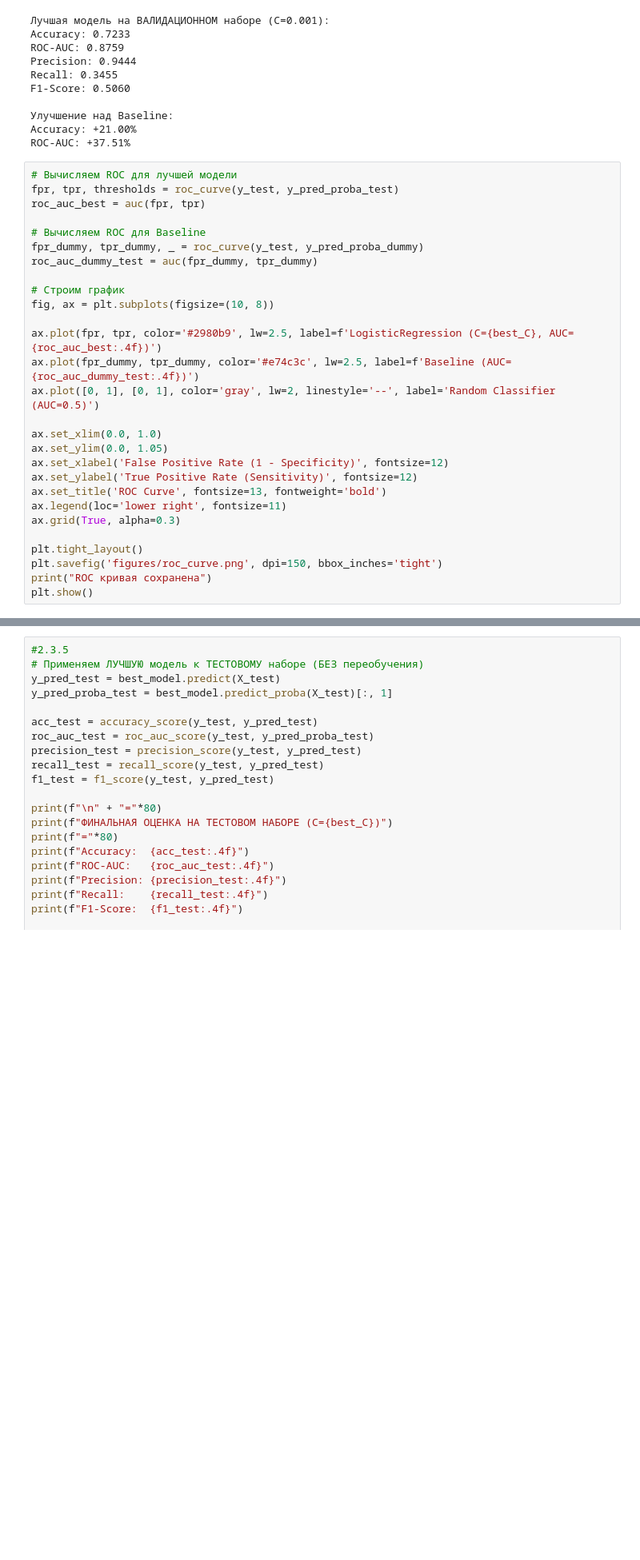
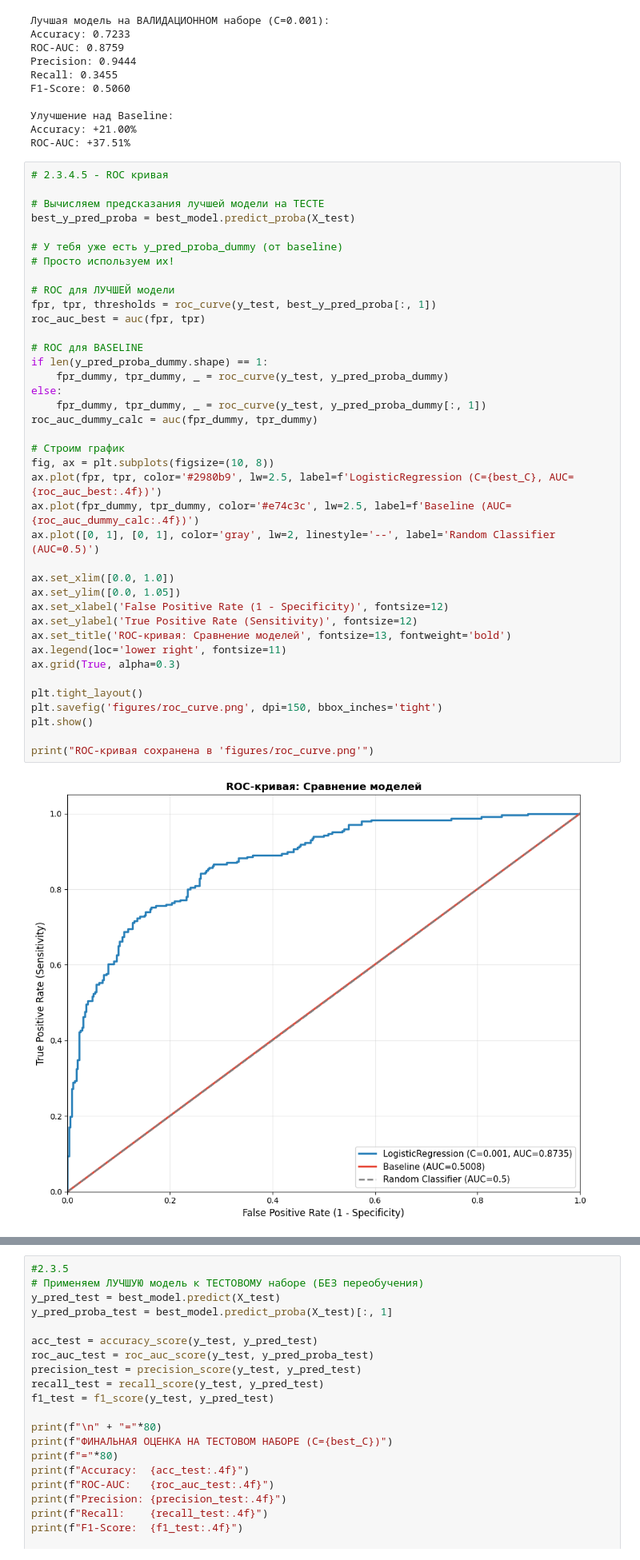
Before and after one commit to YpotrebitelKvasa/bia-group-3, a Jupyter notebook: homeworks/HW05/HW05.ipynb, the cells around one changed output, grey strips where cells are left out. Shown: that part at 80% size. Cells and saved outputs as stored; diff of their text form; blank space fills up the shorter version.

```diff
--- a/homeworks/HW05/HW05.ipynb
+++ b/homeworks/HW05/HW05.ipynb
@@ -394,31 +394,43 @@ F1-Score: 0.5060
 Accuracy: +21.00%
 ROC-AUC: +37.51%
 # %%
-# Вычисляем ROC для лучшей модели
-fpr, tpr, thresholds = roc_curve(y_test, y_pred_proba_test)
+# 2.3.4.5 - ROC кривая
+
+# Вычисляем предсказания лучшей модели на ТЕСТЕ
+best_y_pred_proba = best_model.predict_proba(X_test)
+
+# У тебя уже есть y_pred_proba_dummy (от baseline)
+# Просто используем их!
+
+# ROC для ЛУЧШЕЙ модели
+fpr, tpr, thresholds = roc_curve(y_test, best_y_pred_proba[:, 1])
 roc_auc_best = auc(fpr, tpr)
 
-# Вычисляем ROC для Baseline
-fpr_dummy, tpr_dummy, _ = roc_curve(y_test, y_pred_proba_dummy)
-roc_auc_dummy_test = auc(fpr_dummy, tpr_dummy)
+# ROC для BASELINE
+if len(y_pred_proba_dummy.shape) == 1:
+    fpr_dummy, tpr_dummy, _ = roc_curve(y_test, y_pred_proba_dummy)
+else:
+    fpr_dummy, tpr_dummy, _ = roc_curve(y_test, y_pred_proba_dummy[:, 1])
+roc_auc_dummy_calc = auc(fpr_dummy, tpr_dummy)
 
 # Строим график
 fig, ax = plt.subplots(figsize=(10, 8))
-
 ax.plot(fpr, tpr, color='#2980b9', lw=2.5, label=f'LogisticRegression (C={best_C}, AUC={roc_auc_best:.4f})')
-ax.plot(fpr_dummy, tpr_dummy, color='#e74c3c', lw=2.5, label=f'Baseline (AUC={roc_auc_dummy_test:.4f})')
+ax.plot(fpr_dummy, tpr_dummy, color='#e74c3c', lw=2.5, label=f'Baseline (AUC={roc_auc_dummy_calc:.4f})')
 ax.plot([0, 1], [0, 1], color='gray', lw=2, linestyle='--', label='Random Classifier (AUC=0.5)')
 
-ax.set_xlim(0.0, 1.0)
-ax.set_ylim(0.0, 1.05)
+ax.set_xlim([0.0, 1.0])
+ax.set_ylim([0.0, 1.05])
 ax.set_xlabel('False Positive Rate (1 - Specificity)', fontsize=12)
 ax.set_ylabel('True Positive Rate (Sensitivity)', fontsize=12)
-ax.set_title('ROC Curve', fontsize=13, fontweight='bold')
+ax.set_title('ROC-кривая: Сравнение моделей', fontsize=13, fontweight='bold')
 ax.legend(loc='lower right', fontsize=11)
 ax.grid(True, alpha=0.3)
 
 plt.tight_layout()
 plt.savefig('figures/roc_curve.png', dpi=150, bbox_inches='tight')
-print("ROC кривая сохранена")
 plt.show()
+
+print("ROC-кривая сохранена в 'figures/roc_curve.png'")
 # %% [output]
+[figure, new version]
```
Also changed, not shown: parts of 3 cells of this notebook, 1 other file.
